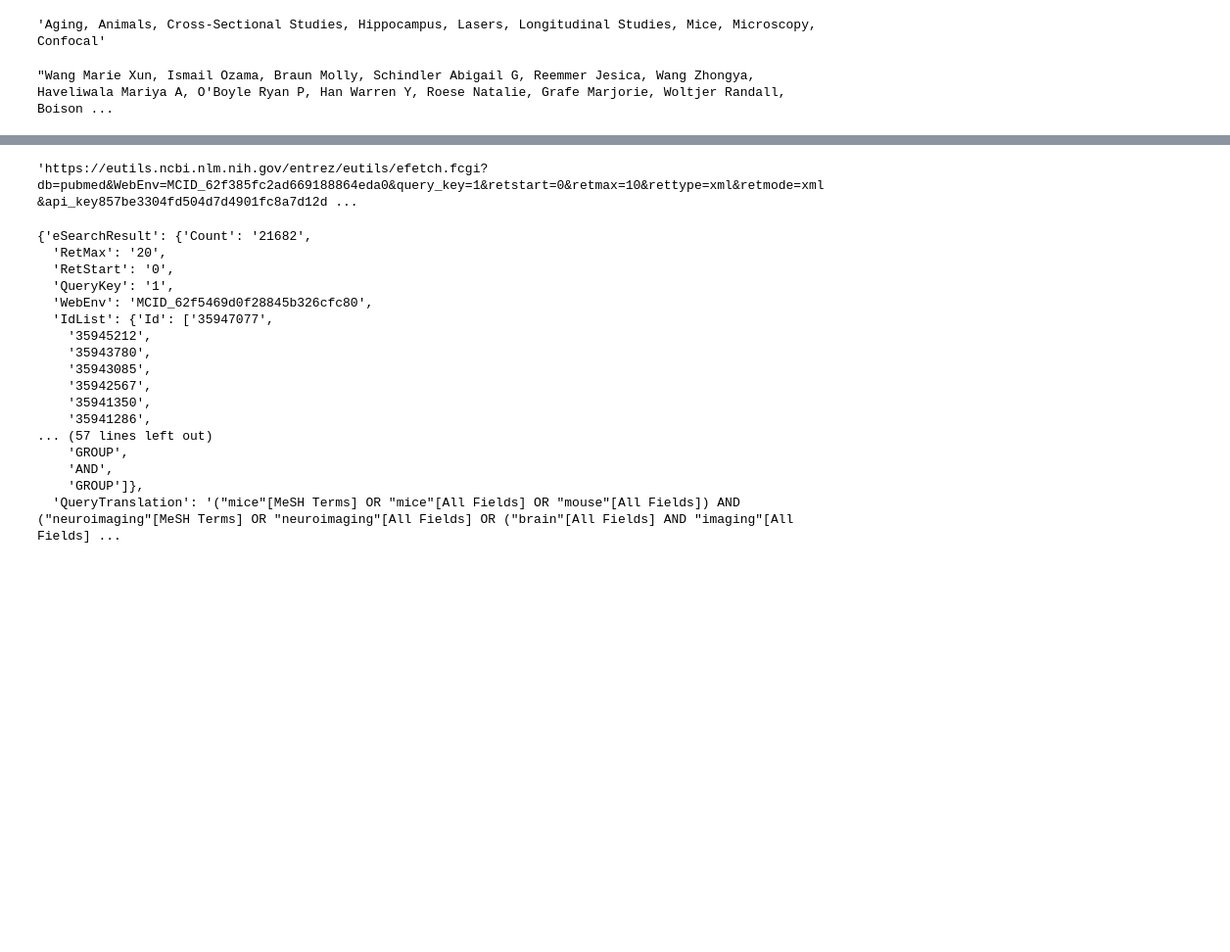
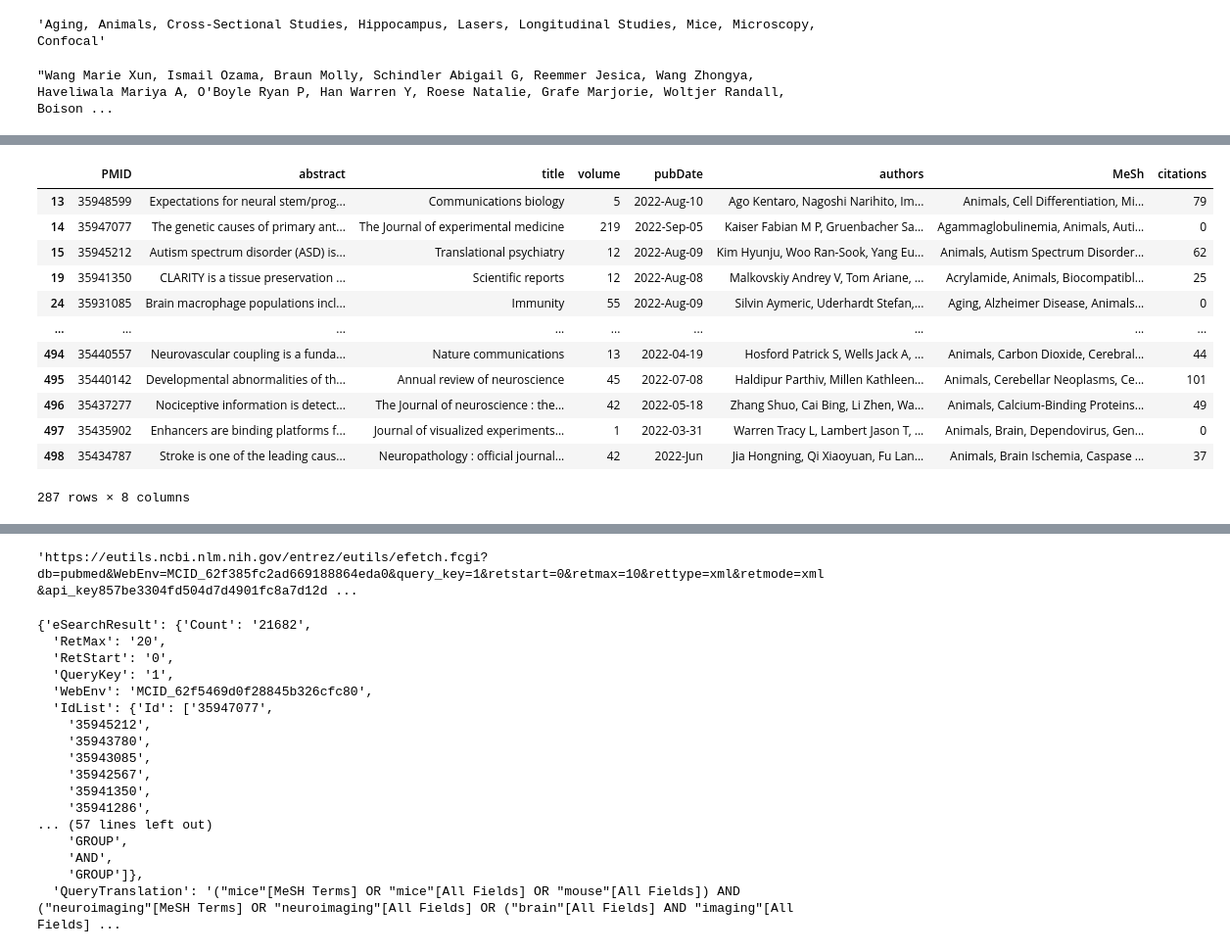
Before and after one commit to PatrickWestermann/DeepSearch, a Jupyter notebook: notebooks/pw_notebook_explore_api.ipynb, the cells around one changed output, grey strips where cells are left out. Shown at 98% size. Drawn from its saved outputs; the diff is of its cells as text; code cells hidden in the pictures; blank space fills up the shorter version.

```diff
--- a/notebooks/pw_notebook_explore_api.ipynb
+++ b/notebooks/pw_notebook_explore_api.ipynb
@@ -177,3 +283,21 @@ for i in range(len(divided_dict)):
+# %%
+df = pd.DataFrame(article_list)
+# %%
+df[df["MeSh"]!="None"]
+# %% [output]
+|  | PMID | abstract | title | volume | pubDate | authors | MeSh | citations |
+| 13 | 35948599 | Expectations for neural stem/prog... | Communications biology | 5 | 2022-Aug-10 | Ago Kentaro, Nagoshi Narihito, Im... | Animals, Cell Differentiation, Mi... | 79 |
+| 14 | 35947077 | The genetic causes of primary ant... | The Journal of experimental medicine | 219 | 2022-Sep-05 | Kaiser Fabian M P, Gruenbacher Sa... | Agammaglobulinemia, Animals, Auti... | 0 |
+| 15 | 35945212 | Autism spectrum disorder (ASD) is... | Translational psychiatry | 12 | 2022-Aug-09 | Kim Hyunju, Woo Ran-Sook, Yang Eu... | Animals, Autism Spectrum Disorder... | 62 |
+| 19 | 35941350 | CLARITY is a tissue preservation ... | Scientific reports | 12 | 2022-Aug-08 | Malkovskiy Andrey V, Tom Ariane, ... | Acrylamide, Animals, Biocompatibl... | 25 |
+| 24 | 35931085 | Brain macrophage populations incl... | Immunity | 55 | 2022-Aug-09 | Silvin Aymeric, Uderhardt Stefan,... | Aging, Alzheimer Disease, Animals... | 0 |
+| ... | ... | ... | ... | ... | ... | ... | ... | ... |
+| 494 | 35440557 | Neurovascular coupling is a funda... | Nature communications | 13 | 2022-04-19 | Hosford Patrick S, Wells Jack A, ... | Animals, Carbon Dioxide, Cerebral... | 44 |
+| 495 | 35440142 | Developmental abnormalities of th... | Annual review of neuroscience | 45 | 2022-07-08 | Haldipur Parthiv, Millen Kathleen... | Animals, Cerebellar Neoplasms, Ce... | 101 |
+| 496 | 35437277 | Nociceptive information is detect... | The Journal of neuroscience : the... | 42 | 2022-05-18 | Zhang Shuo, Cai Bing, Li Zhen, Wa... | Animals, Calcium-Binding Proteins... | 49 |
+| 497 | 35435902 | Enhancers are binding platforms f... | Journal of visualized experiments... | 1 | 2022-03-31 | Warren Tracy L, Lambert Jason T, ... | Animals, Brain, Dependovirus, Gen... | 0 |
+| 498 | 35434787 | Stroke is one of the leading caus... | Neuropathology : official journal... | 42 | 2022-Jun | Jia Hongning, Qi Xiaoyuan, Fu Lan... | Animals, Brain Ischemia, Caspase ... | 37 |
+287 rows × 8 columns
 # %%
 pd.DataFrame(article_list)
 # %% [output]
```
Also changed, not shown: parts of 5 cells of this notebook, 1 other file.
